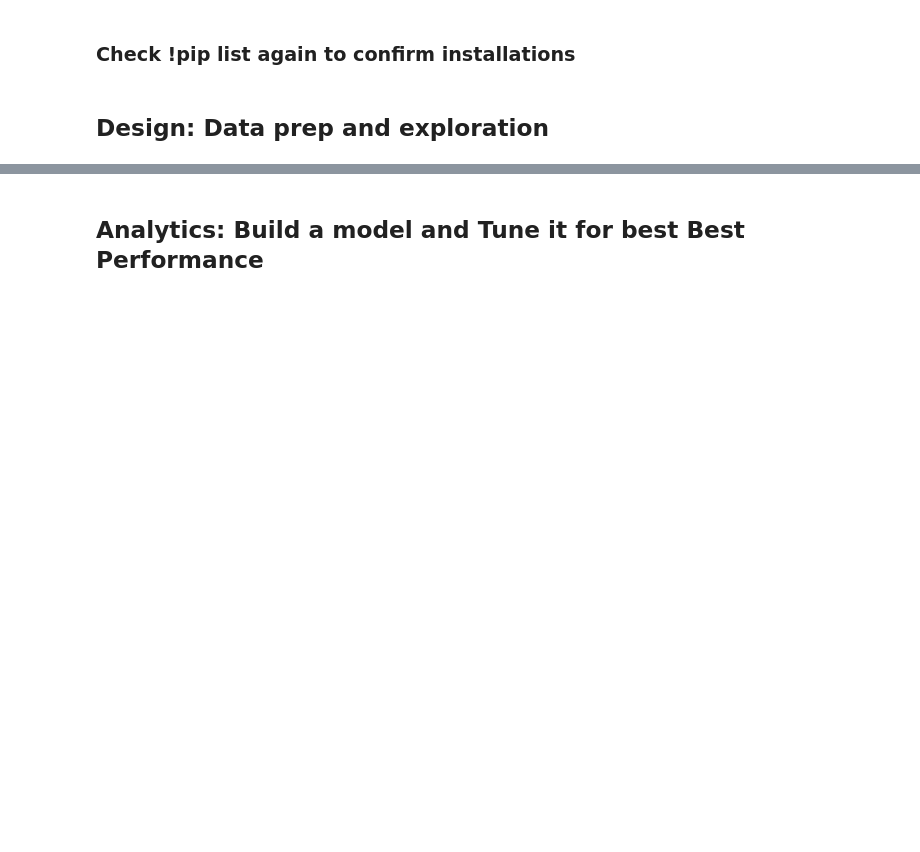
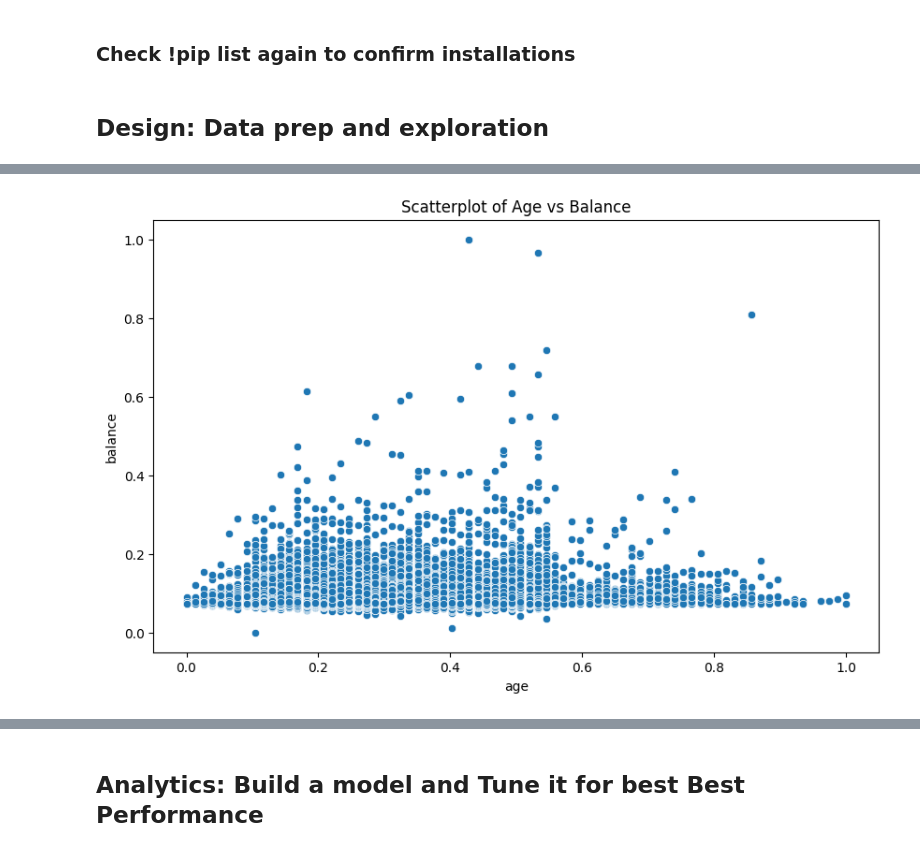
Before and after one commit to dunejam438-collab/ds1001_final, a Jupyter notebook: ds1001_final/notebooks/Final_Project_Notebook.ipynb, the cells around one changed output, grey strips where cells are left out. Saved outputs shown, nothing was run; the diff lists cells and outputs as text; code cells hidden in the pictures; blank space fills up the shorter version.

```diff
--- a/ds1001_final/notebooks/Final_Project_Notebook.ipynb
+++ b/ds1001_final/notebooks/Final_Project_Notebook.ipynb
@@ -95,6 +153,12 @@ for col in "xx".select_dtypes(include=['object']).columns:
 # %%
 # Creating dummy variables, make sure the variables that need to be converted to dummies are categorical, not numeric.
 # This might require you to convert some columns to categorical first using astype('category')
-"xx" = pd.get_dummies("xx", drop_first=True)
+
+# Identify categorical columns that have been converted to 'category' dtype in cell d9875873
+categorical_cols = bankdata.select_dtypes(include=['category']).columns
+
+# Convert these categorical columns into numerical dummy variables.
+# pd.get_dummies will replace the original categorical columns with new numerical dummy columns.
+bankdata = pd.get_dummies(bankdata, columns=categorical_cols, drop_first=True)
 # %%
 # Display missing data using the isnull function, is there any missing data?
@@ -105,10 +187,12 @@ print("xx".isnull().sum())
 # %%
 # Scatterplot between two continuous variables
 plt.figure(figsize=(10, 6))
-sns.scatterplot(x='Variable1', y='Variable2', data="xx")  # Replace 'Variable1' and 'Variable2' with your column names
-plt.title('Scatterplot of Variable1 vs Variable2')
+sns.scatterplot(x='age', y='balance', data=bankdata)  # Replace 'Variable1' and 'Variable2' with your column names
+plt.title('Scatterplot of Age vs Balance')
 plt.savefig('scatterplot.png')  # Save the scatterplot image
 plt.show()
+# %% [output]
+[figure, added]
 # %%
 # Density chart of a continuous variable
 plt.figure(figsize=(10, 6))
```
Also changed, not shown: parts of 26 cells of this notebook.
